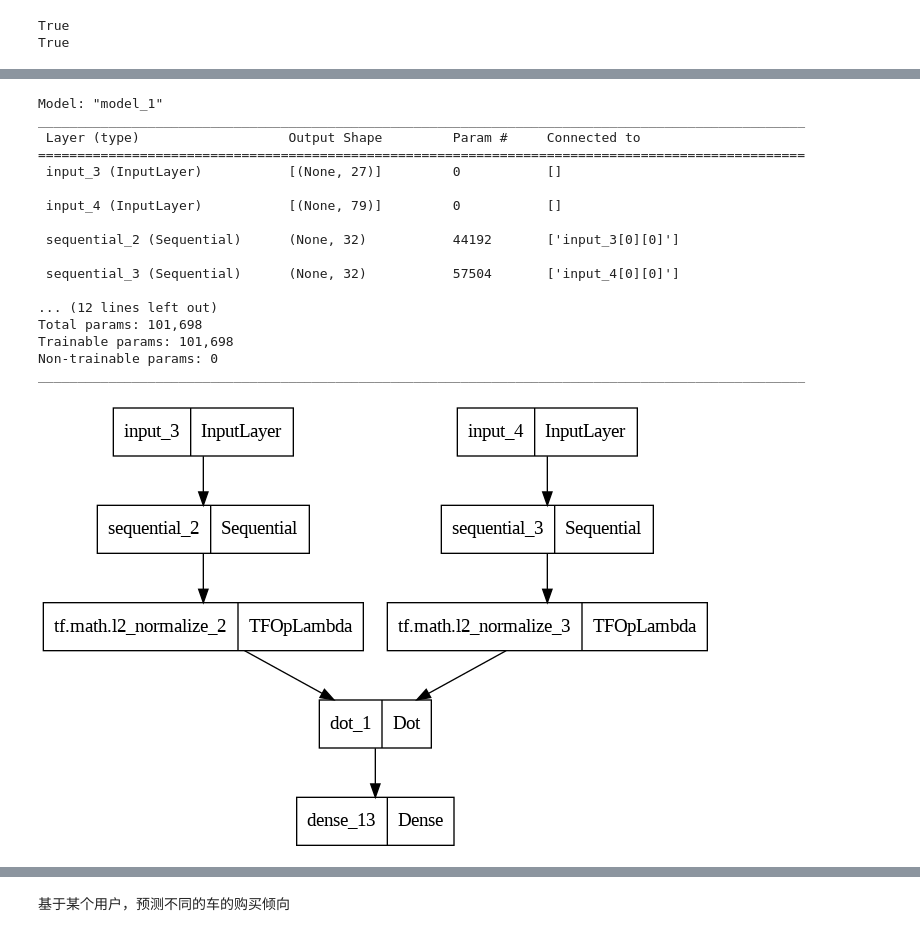
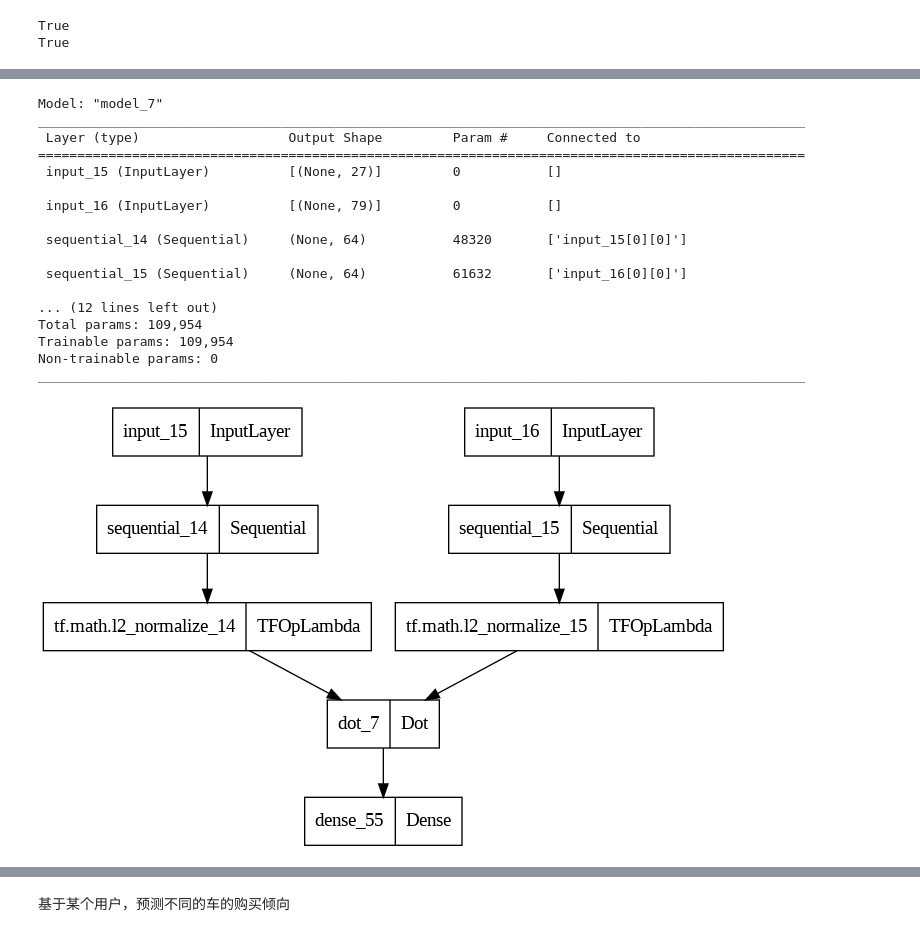
Before and after one commit to JasonDepblu/potential-spork, a Jupyter notebook: content_based_filtering.ipynb, the cells around one changed output, grey strips where cells are left out. Saved outputs shown, nothing was run; the diff lists cells and outputs as text; code cells hidden in the pictures.

```diff
--- a/content_based_filtering.ipynb
+++ b/content_based_filtering.ipynb
@@ -268,7 +286,7 @@ ys testing data shape:(2731, 1)
 # %%
 num_user_features = col_last_feature_user-1
 num_car_features = col_last_feature_car-1
-num_outputs = 32
+num_outputs = 64
 tf.random.set_seed(1)
 user_NN = tf.keras.models.Sequential([
     tf.keras.layers.Dense(256, activation='relu'),
@@ -279,41 +297,41 @@ car_NN = tf.keras.models.Sequential([
     tf.keras.layers.Dense(256, activation='relu'),
     tf.keras.layers.Dense(128, activation='relu'),
     tf.keras.layers.Dense(num_outputs, activation='relu'),
 ])
 
 input_user = tf.keras.layers.Input(shape=(num_user_features))
 vu = user_NN(input_user)
 vu = tf.linalg.l2_normalize(vu, axis=1)
 
 input_car = tf.keras.layers.Input(shape=(num_car_features))
 vc = car_NN(input_car)
 vc = tf.linalg.l2_normalize(vc, axis=1)
 
 d_out = tf.keras.layers.Dot(axes=1)([vu, vc])
 output = tf.keras.layers.Dense(1, activation='sigmoid')(d_out)
 
 model = tf.keras.Model([input_user, input_car], output)
 model.summary()
 tf.keras.utils.plot_model(model, "/content/my_model.png")
 # %% [output]
-Model: "model_1"
+Model: "model_7"
 __________________________________________________________________________________________________
  Layer (type)                   Output Shape         Param #     Connected to
 ==================================================================================================
- input_3 (InputLayer)           [(None, 27)]         0           []
+ input_15 (InputLayer)          [(None, 27)]         0           []
 
- input_4 (InputLayer)           [(None, 79)]         0           []
+ input_16 (InputLayer)          [(None, 79)]         0           []
 
- sequential_2 (Sequential)      (None, 32)           44192       ['input_3[0][0]']
+ sequential_14 (Sequential)     (None, 64)           48320       ['input_15[0][0]']
 
- sequential_3 (Sequential)      (None, 32)           57504       ['input_4[0][0]']
+ sequential_15 (Sequential)     (None, 64)           61632       ['input_16[0][0]']
 
 ... (12 lines left out)
-Total params: 101,698
-Trainable params: 101,698
+Total params: 109,954
+Trainable params: 109,954
 Non-trainable params: 0
 __________________________________________________________________________________________________
-[figure, old version]
+[figure, new version]
 # %%
 tf.random.set_seed(1)
 cost_fn = tf.keras.losses.MeanSquaredError()
```
Also changed, not shown: parts of 30 cells of this notebook.
